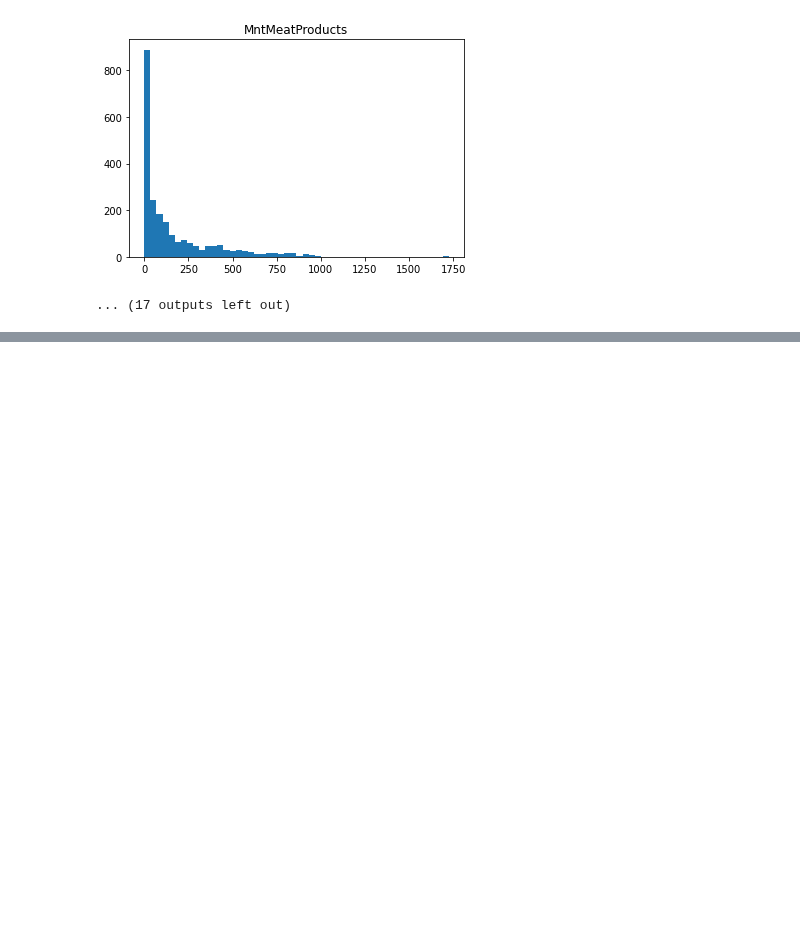
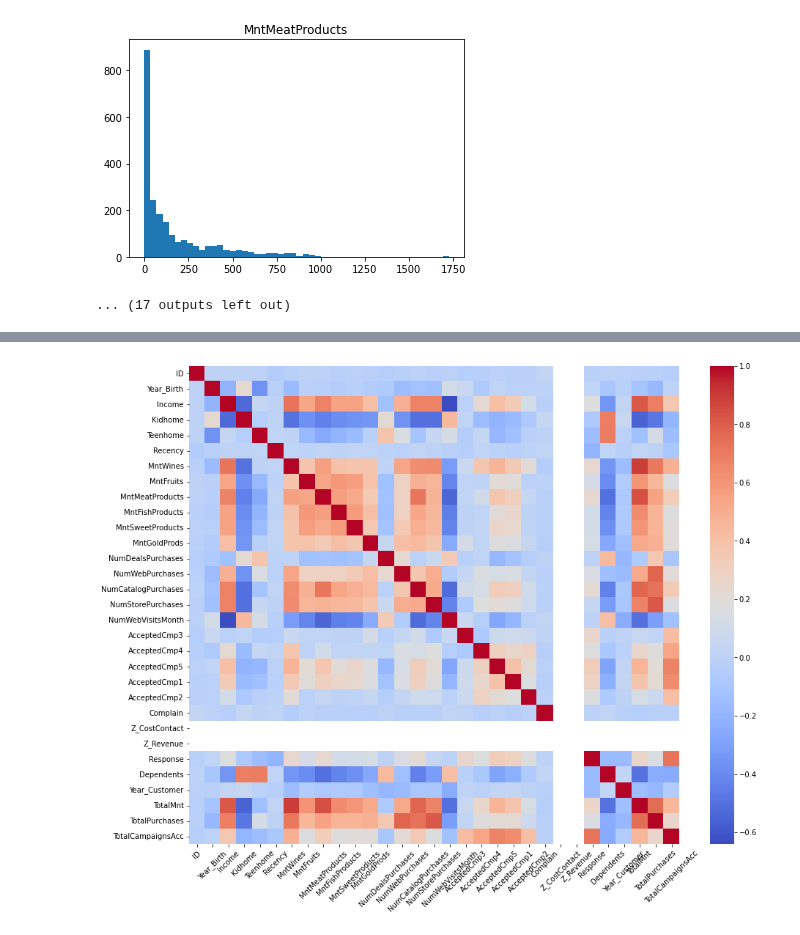
Before and after one commit to sashaTen/exploretary_data_analysis_in_marketing, a Jupyter notebook: Untitled1.ipynb, the cells around one changed output, grey strips where cells are left out. Saved outputs shown, nothing was run; the diff lists cells and outputs as text; code cells hidden in the pictures; blank space fills up the shorter version.

```diff
--- a/Untitled1.ipynb
+++ b/Untitled1.ipynb
@@ -180,0 +203,17 @@ Name: Income, Length: 2240, dtype: float64
+# %%
+df['Dependents'] = df['Kidhome'] + df['Teenhome']
+
+# Year becoming a Customer
+df['Year_Customer'] = pd.DatetimeIndex(df['Dt_Customer']).year
+
+# Total Amount Spent
+mnt_cols = [col for col in df.columns if 'Mnt' in col]
+df['TotalMnt'] = df[mnt_cols].sum(axis=1)
+
+# Total Purchases
+purchases_cols = [col for col in df.columns if 'Purchases' in col]
+df['TotalPurchases'] = df[purchases_cols].sum(axis=1)
+
+# Total Campaigns Accepted
+campaigns_cols = [col for col in df.columns if 'Cmp' in col] + ['Response'] # 'Response' is for the latest campaign
+df['TotalCampaignsAcc'] = df[campaigns_cols].sum(axis=1)
@@ -180,0 +229,22 @@ Name: Income, Length: 2240, dtype: float64
+# %%
+import matplotlib.pyplot as plt
+import seaborn as sns
+
+# Compute pairwise correlations between features
+corr = df.corr()
+
+# Create heatmap of correlation matrix
+fig, ax = plt.subplots(figsize=(15, 12))
+sns.heatmap(corr, cmap='coolwarm', ax=ax)
+
+# Set x-axis and y-axis labels
+ax.set_xticklabels(corr.columns)
+ax.set_yticklabels(corr.columns)
+
+# Rotate x-axis labels
+plt.xticks(rotation=45)
+
+# Display plot
+plt.show()
+# %% [output]
+[figure, added]
```
Also changed, not shown: parts of 9 cells of this notebook.
